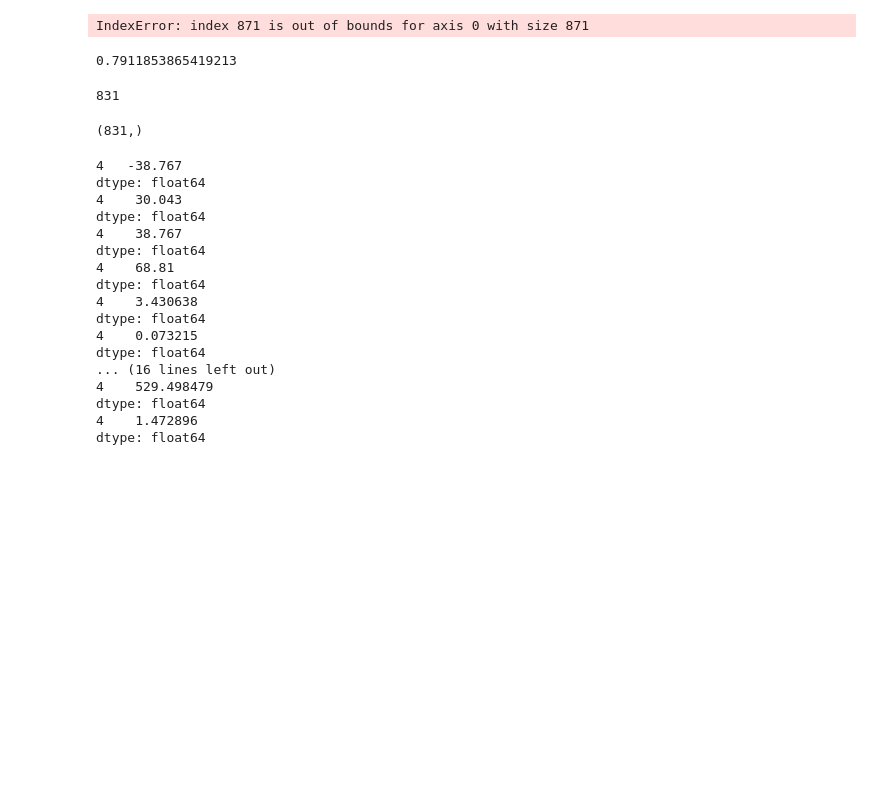
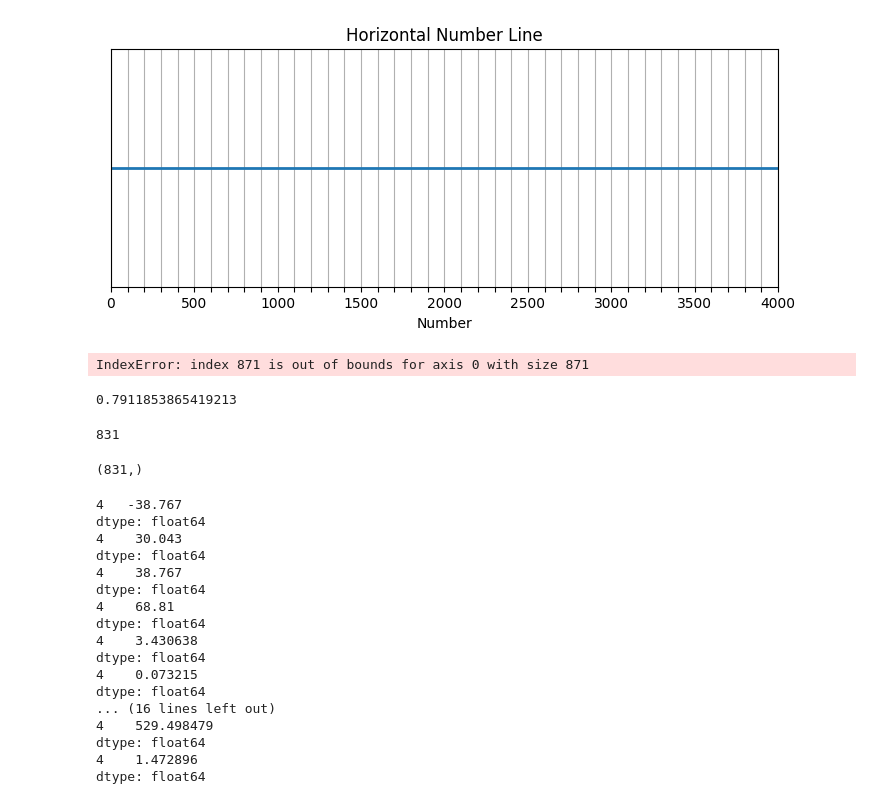
Before and after one commit to qawl987/DAST-self, a Jupyter notebook: notebook/FEMTO-st/data_processing/experiment.ipynb, the cells around one changed output. Saved outputs shown, nothing was run; the diff lists cells and outputs as text; code cells hidden in the pictures; blank space fills up the shorter version.

```diff
--- a/notebook/FEMTO-st/data_processing/experiment.ipynb
+++ b/notebook/FEMTO-st/data_processing/experiment.ipynb
@@ -56,3 +128,20 @@ The solution for τ is: 0.0031326168751822274
+# %%
+plt.figure(figsize=(8.61, 3.09))
+plt.hlines(0, 0, 4000, linewidth=2)  # Plot the horizontal line from 0 to 4000
+
+# Customize ticks
+plt.xticks(np.arange(0, 4100, 100), [str(i) if i % 500 == 0 else '' for i in range(0, 4100, 100)])  # Set ticks at intervals of 100 with custom labels every 500 units
+plt.yticks([])  # Hide y-axis ticks
+plt.xlim(0, 4000)  # Set the x-axis limits
+
+# Set labels and title
+plt.xlabel('Number')
+plt.title('Horizontal Number Line')
+
+plt.grid(True)
+plt.show()
+# %% [output]
+[figure, added]
 # %%
 y_windows = []
 for i in range(life - 40):
```
Also changed, not shown: parts of 8 cells of this notebook, 1 other file.
